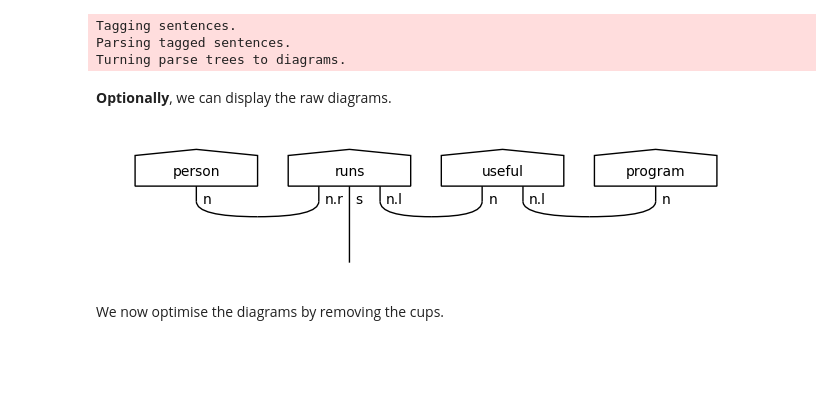
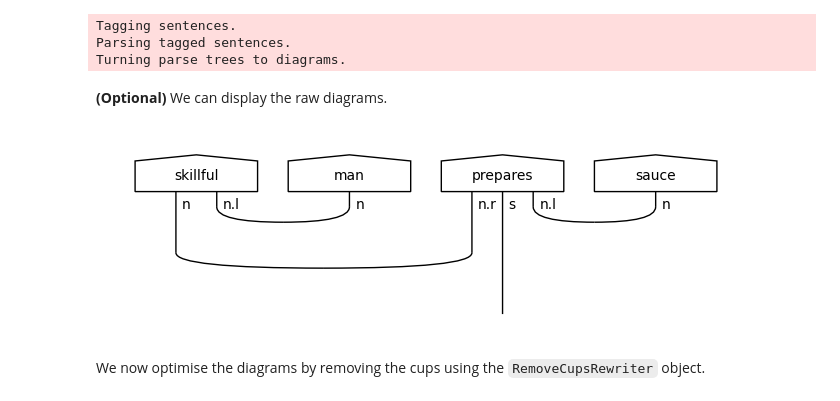
Before and after one commit to L-Amos/QNLP_project, a Jupyter notebook: testing/training_new_model.ipynb, the cells around one changed output. Drawn from its saved outputs; the diff is of its cells as text; code cells hidden in the pictures; blank space fills up the shorter version.

```diff
--- a/testing/training_new_model.ipynb
+++ b/testing/training_new_model.ipynb
@@ -33,10 +40,10 @@ Tagging sentences.
 Parsing tagged sentences.
 Turning parse trees to diagrams.
 # %% [markdown]
-**Optionally**, we can display the raw diagrams.
+**(Optional)** We can display the raw diagrams.
 # %%
-raw_train_diagrams[69].draw()
+raw_train_diagrams[0].draw()
 # %% [output]
-[figure, old version]
+[figure, new version]
 # %% [markdown]
-We now optimise the diagrams by removing the cups.
+We now optimise the diagrams by removing the cups using the `RemoveCupsRewriter` object.
```
Also changed, not shown: parts of 10 cells of this notebook.
